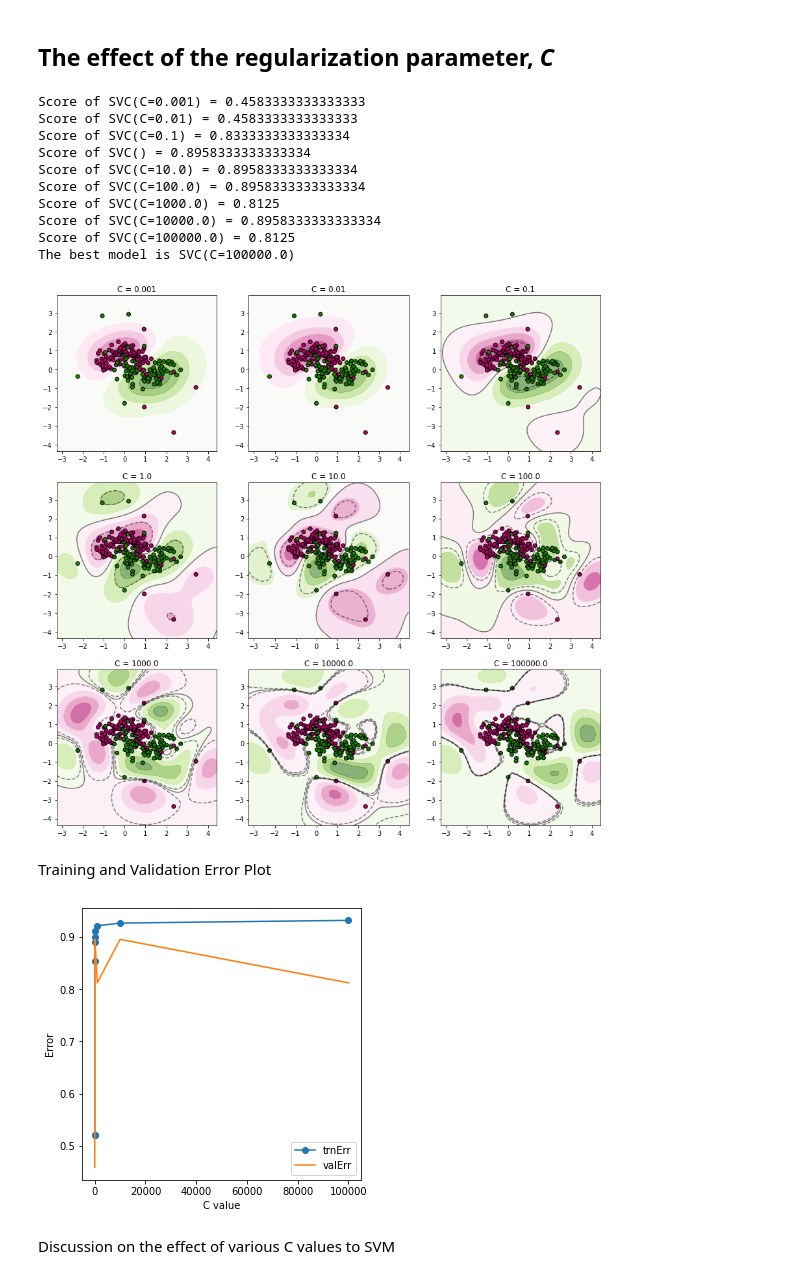
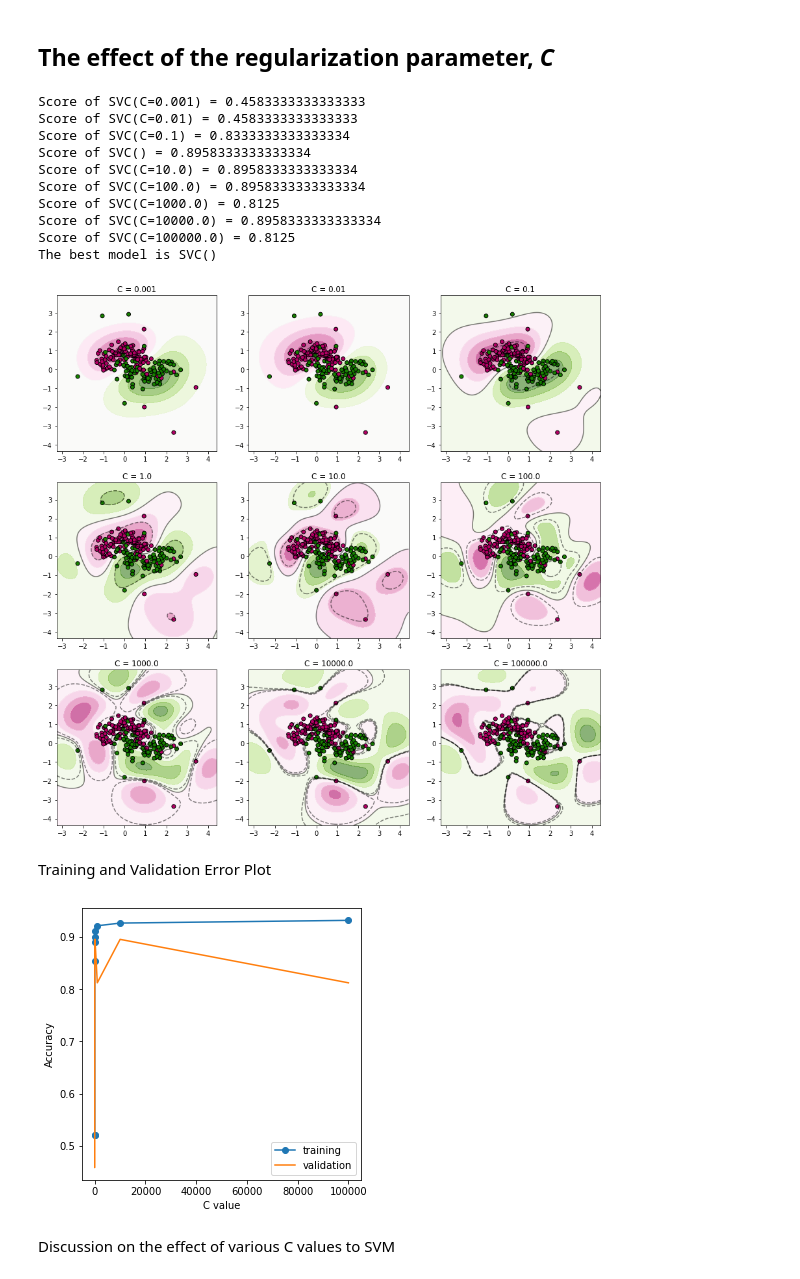
Before and after one commit to quocdat32461997/machine-learning-portfolio, a Jupyter notebook: ml-course/assignment_4/dqn170000_assignment_4.ipynb, the cells around one changed output. Saved outputs shown, nothing was run; the diff lists cells and outputs as text; code cells hidden in the pictures.

```diff
--- a/ml-course/assignment_4/dqn170000_assignment_4.ipynb
+++ b/ml-course/assignment_4/dqn170000_assignment_4.ipynb
@@ -100,6 +100,7 @@ for C in C_values:
     print("Score of {} = {}".format(models[C], score))
     if score > max_score:
         best_model = models[C]
+        max_score = score
 print("The best model is {}".format(best_model))
 # %% [output]
 Score of SVC(C=0.001) = 0.4583333333333333
@@ -111,21 +112,21 @@ Score of SVC(C=100.0) = 0.8958333333333334
 Score of SVC(C=1000.0) = 0.8125
 Score of SVC(C=10000.0) = 0.8958333333333334
 Score of SVC(C=100000.0) = 0.8125
-The best model is SVC(C=100000.0)
+The best model is SVC()
 [figure]
 # %% [markdown]
 Training and Validation Error Plot
 # %%
 # plot training error and validation errors of all classifiers
 plt.figure(figsize = (5,5))
 plt.plot(C_values, list(trnErr.values()), marker = 'o')
 plt.plot(C_values, list(valErr.values()), marker = '')
 plt.xlabel('C value')
-plt.ylabel('Error')
-plt.legend(labels = ['trnErr', 'valErr'])
+plt.ylabel('Accuracy')
+plt.legend(labels = ['training', 'validation'])
 plt.show()
 # %% [output]
-[figure, old version]
+[figure, new version]
 # %% [markdown]
 Discussion on the effect of various C values to SVM
 # %% [markdown]
```
Also changed, not shown: parts of 19 cells of this notebook, 1 other file.
